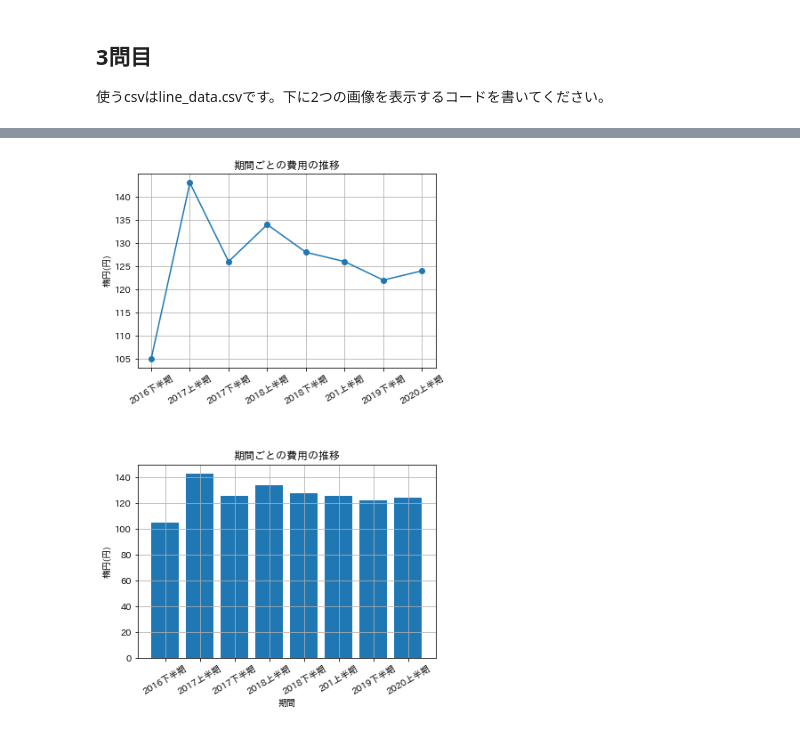
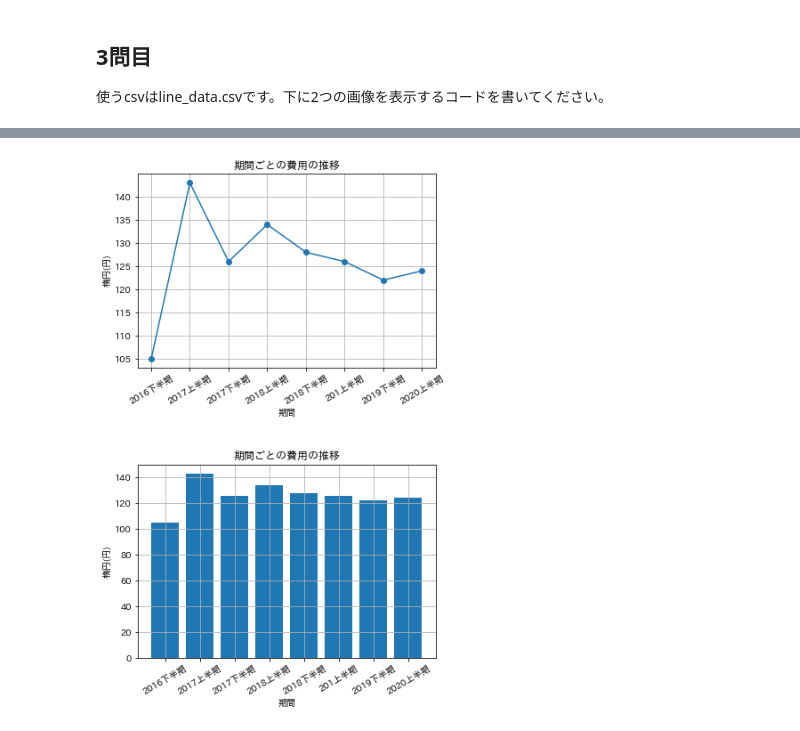
Before and after one commit to kaha01441212/BasicPython, a Jupyter notebook: matplotlib_exercise.ipynb, the cells around one changed output, grey strips where cells are left out. Saved outputs shown, nothing was run; the diff lists cells and outputs as text; code cells hidden in the pictures.

```diff
--- a/matplotlib_exercise.ipynb
+++ b/matplotlib_exercise.ipynb
@@ -62,25 +62,26 @@ plt.show()
 # %%
 df = pd.read_csv('data/line_data.csv')
 
 plt.figure(figsize=(6, 10))
 
 plt.subplot(2, 1, 1)
 plt.plot(df['期間'], df['件数'], marker="o")
 plt.ylabel('楕円(円)')
+plt.xlabel('期間')
 plt.title('期間ごとの費用の推移')
 plt.xticks(rotation=30)
 plt.grid()
 
 
 plt.subplot(2, 1, 2)
 plt.bar(df['期間'], df['件数'])
 plt.ylabel('楕円(円)')
 plt.xlabel('期間')
 plt.title('期間ごとの費用の推移')
 plt.xticks(rotation=30)
 plt.grid()
 
 plt.subplots_adjust(hspace=0.5)
 plt.show()
 # %% [output]
-[figure, old version]
+[figure, new version]
```
